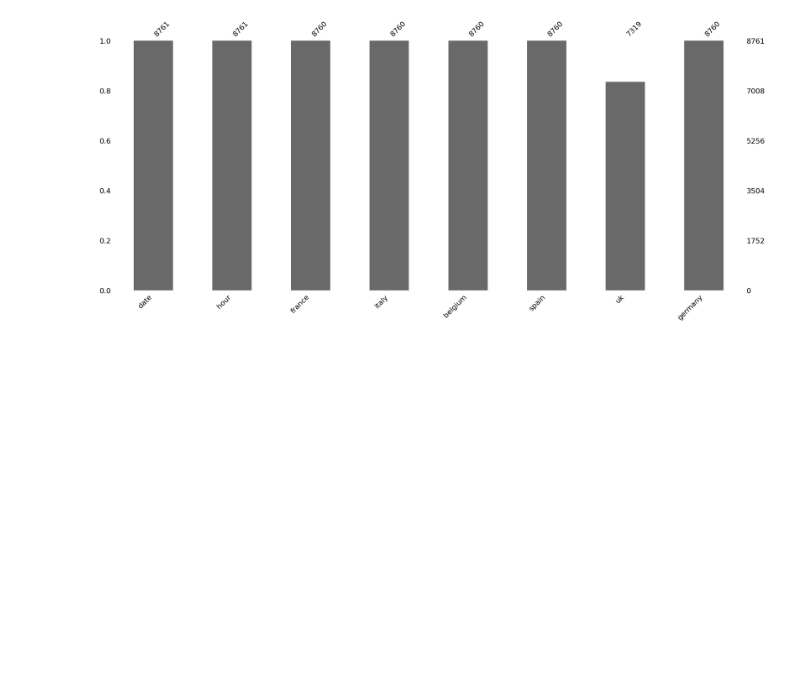
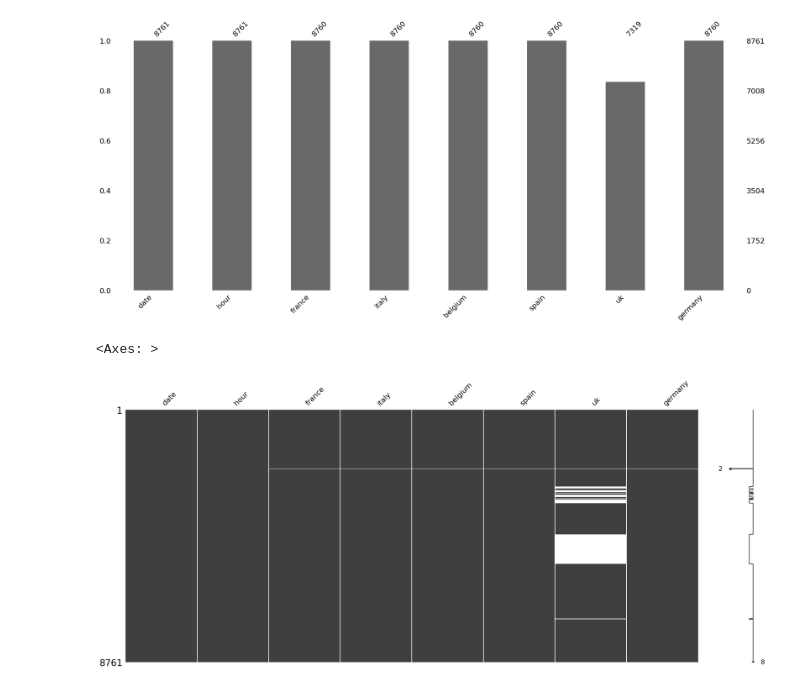
Before and after one commit to Subhhankar/Handeling-skewness, a Jupyter notebook: handeling_skewness.ipynb, the cells around one changed output. Cells and saved outputs as stored; diff of their text form; code cells hidden in the pictures; blank space fills up the shorter version.

```diff
--- a/handeling_skewness.ipynb
+++ b/handeling_skewness.ipynb
@@ -53,3 +59,8 @@ msno.bar(data)
 # %% [output]
 <Axes: >
 [figure]
+# %%
+msno.matrix(data)
+# %% [output]
+<Axes: >
+[figure, added]
```
Also changed, not shown: parts of 23 cells of this notebook.
